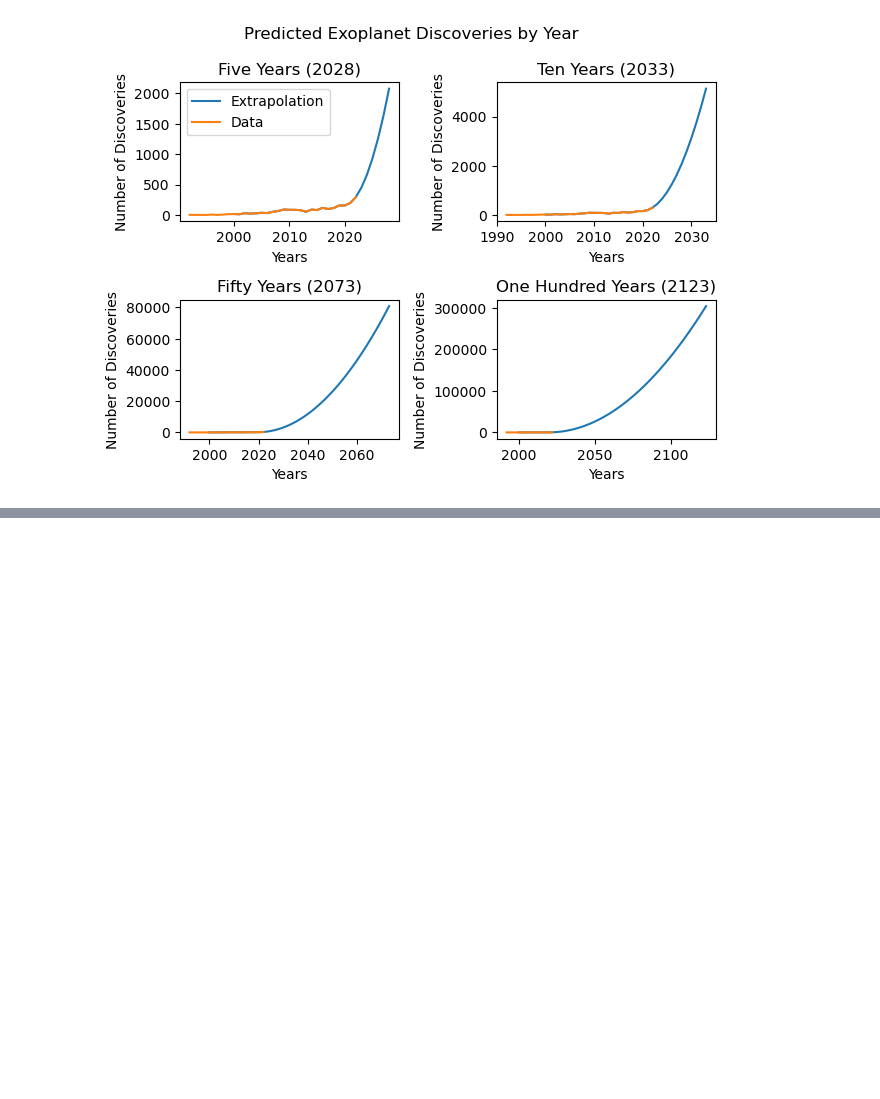
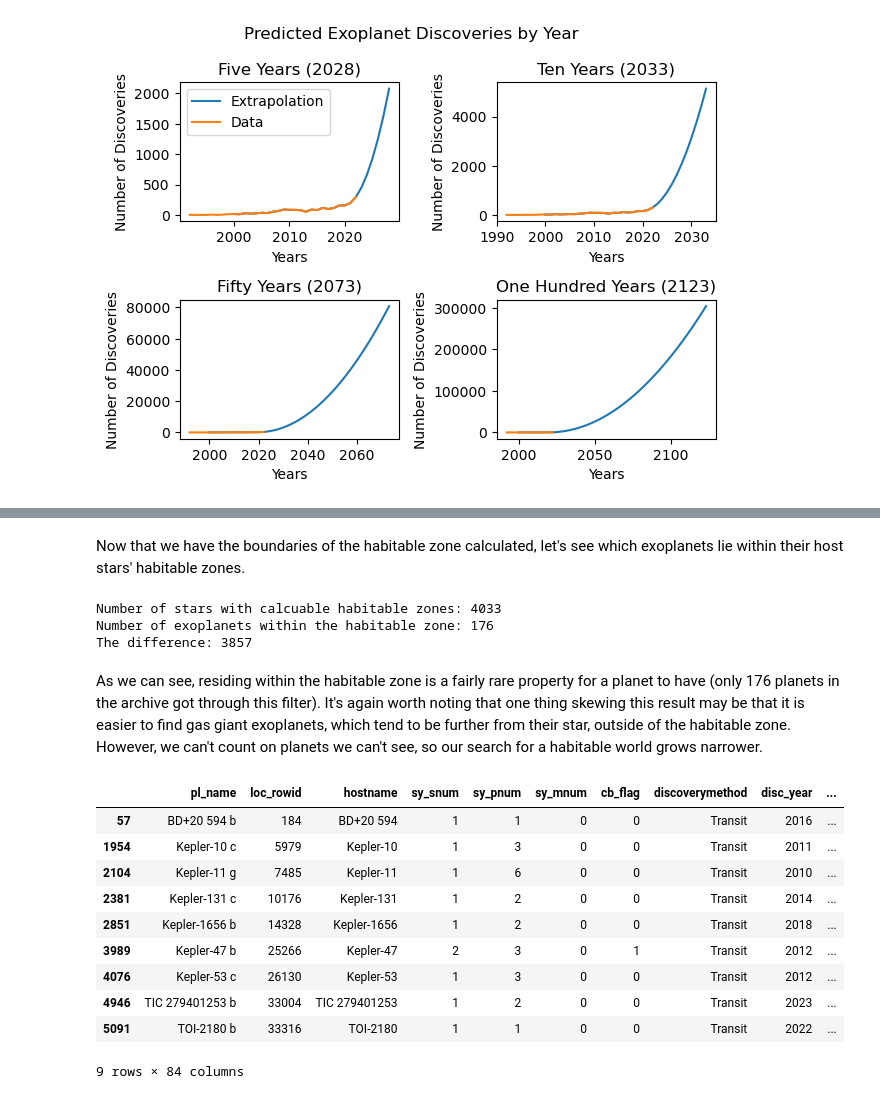
Before and after one commit to RBiebrich/NASA_Exoplanet_Data_Analysis, a Jupyter notebook: exoplanets.ipynb, the cells around one changed output, grey strips where cells are left out. Drawn from its saved outputs; the diff is of its cells as text; code cells hidden in the pictures; blank space fills up the shorter version.

```diff
--- a/exoplanets.ipynb
+++ b/exoplanets.ipynb
@@ -323,0 +377,2 @@ Now we have the densities of each exoplanet (excluding those whose radius or mas
+# %% [markdown]
+Now that we have the boundaries of the habitable zone calculated, let's see which exoplanets lie within their host stars' habitable zones.
@@ -323,0 +391,32 @@ Now we have the densities of each exoplanet (excluding those whose radius or mas
+# %%
+#| echo: False
+
+print('Number of stars with calcuable habitable zones:', before)
+print('Number of exoplanets within the habitable zone:', after)
+print('The difference:', before-after)
+# %% [output]
+Number of stars with calcuable habitable zones: 4033
+Number of exoplanets within the habitable zone: 176
+The difference: 3857
+# %% [markdown]
+As we can see, residing within the habitable zone is a fairly rare property for a planet to have (only 176 planets in the archive got through this filter). It's again worth noting that one thing skewing this result may be that it is easier to find gas giant exoplanets, which tend to be further from their star, outside of the habitable zone. However, we can't count on planets we can't see, so our search for a habitable world grows narrower.
+# %%
+#| echo: False
+
+habitable_filter = (data['pl_orbsmax'] >= data['inner_rad']) & (data['pl_orbsmax'] <= data['outer_rad']) & (data['pl_density'] >= 3000)
+
+possible_homes = data[habitable_filter]
+
+possible_homes.head(10)
+# %% [output]
+|  | pl_name | loc_rowid | hostname | sy_snum | sy_pnum | sy_mnum | cb_flag | discoverymethod | disc_year | ... |
+| 57 | BD+20 594 b | 184 | BD+20 594 | 1 | 1 | 0 | 0 | Transit | 2016 | ... |
+| 1954 | Kepler-10 c | 5979 | Kepler-10 | 1 | 3 | 0 | 0 | Transit | 2011 | ... |
+| 2104 | Kepler-11 g | 7485 | Kepler-11 | 1 | 6 | 0 | 0 | Transit | 2010 | ... |
+| 2381 | Kepler-131 c | 10176 | Kepler-131 | 1 | 2 | 0 | 0 | Transit | 2014 | ... |
+| 2851 | Kepler-1656 b | 14328 | Kepler-1656 | 1 | 2 | 0 | 0 | Transit | 2018 | ... |
+| 3989 | Kepler-47 b | 25266 | Kepler-47 | 2 | 3 | 0 | 1 | Transit | 2012 | ... |
+| 4076 | Kepler-53 c | 26130 | Kepler-53 | 1 | 3 | 0 | 0 | Transit | 2012 | ... |
+| 4946 | TIC 279401253 b | 33004 | TIC 279401253 | 1 | 2 | 0 | 0 | Transit | 2023 | ... |
+| 5091 | TOI-2180 b | 33316 | TOI-2180 | 1 | 1 | 0 | 0 | Transit | 2022 | ... |
+9 rows × 84 columns
```
Also changed, not shown: parts of 33 cells of this notebook, 10 other files.
